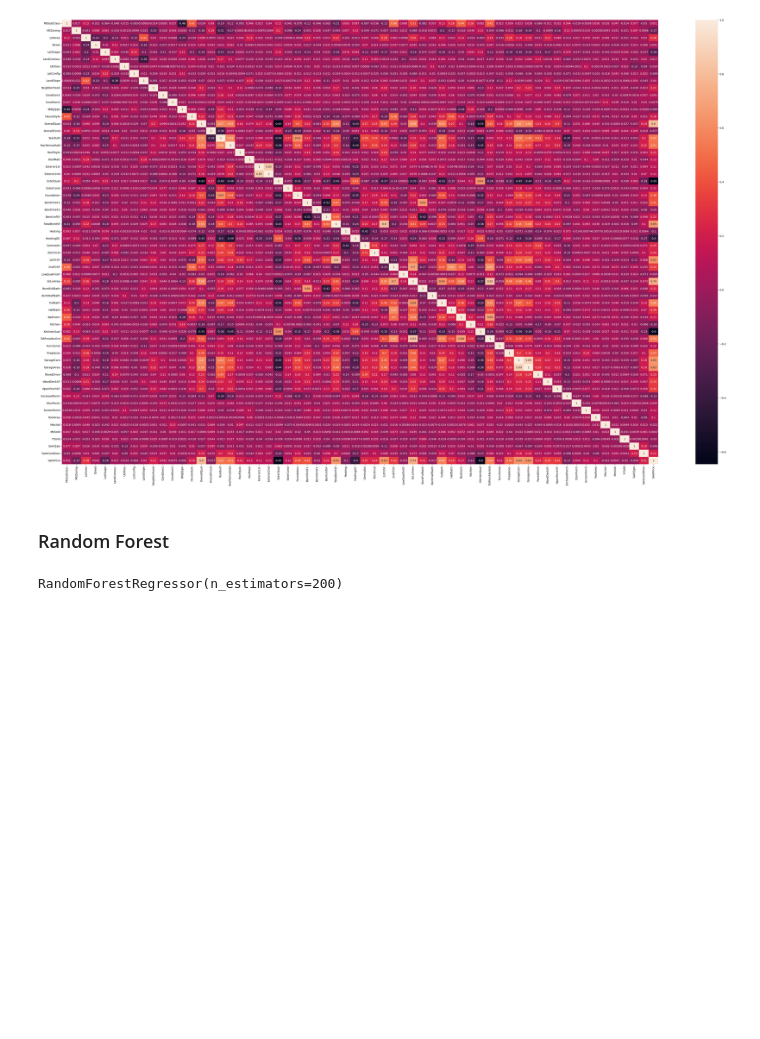
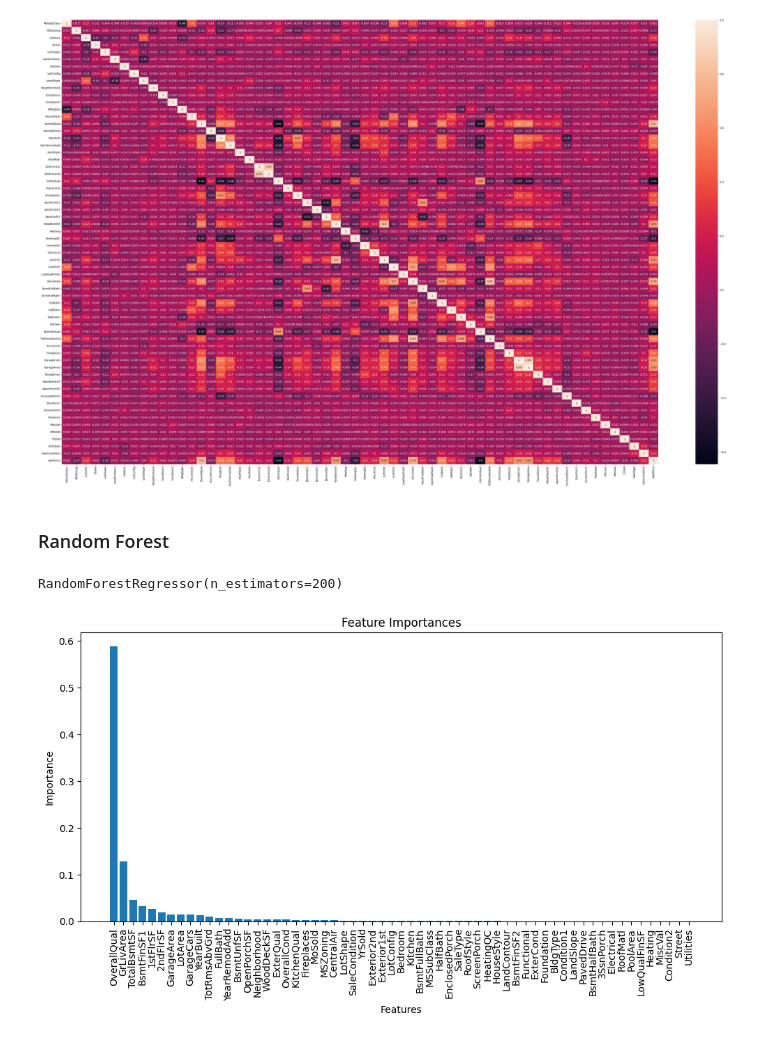
Before and after one commit to hslee0824/banking_data, a Jupyter notebook: server/building_model/simplified_version.ipynb, the cells around one changed output. Cells and saved outputs as stored; diff of their text form; code cells hidden in the pictures; blank space fills up the shorter version.

```diff
--- a/server/building_model/simplified_version.ipynb
+++ b/server/building_model/simplified_version.ipynb
@@ -353,3 +353,24 @@ result = best_rf.predict(test)
 result_df = pd.DataFrame(result, columns=['SalePrice'])
 result_df['Id'] = test_ID
 result_df = result_df[['Id', 'SalePrice']]
+# %%
+# Feature Importance and visualize
+# Sort the features and importances in descending order
+importances = best_rf.feature_importances_
+indices = importances.argsort()[::-1]
+sorted_features = [train.columns[i] for i in indices]
+sorted_importances = importances[indices]
+
+# Create a bar plot
+plt.figure(figsize=(10, 6))
+plt.bar(range(len(sorted_features)), sorted_importances)
+plt.xticks(range(len(sorted_features)), sorted_features, rotation='vertical')
+plt.xlabel('Features')
+plt.ylabel('Importance')
+plt.title('Feature Importances')
+
+plt.tight_layout()
+plt.savefig("graphs/feature_importances")
+plt.show()
+# %% [output]
+[figure, added]
```
Also changed, not shown: parts of 7 cells of this notebook, 12 other files.
